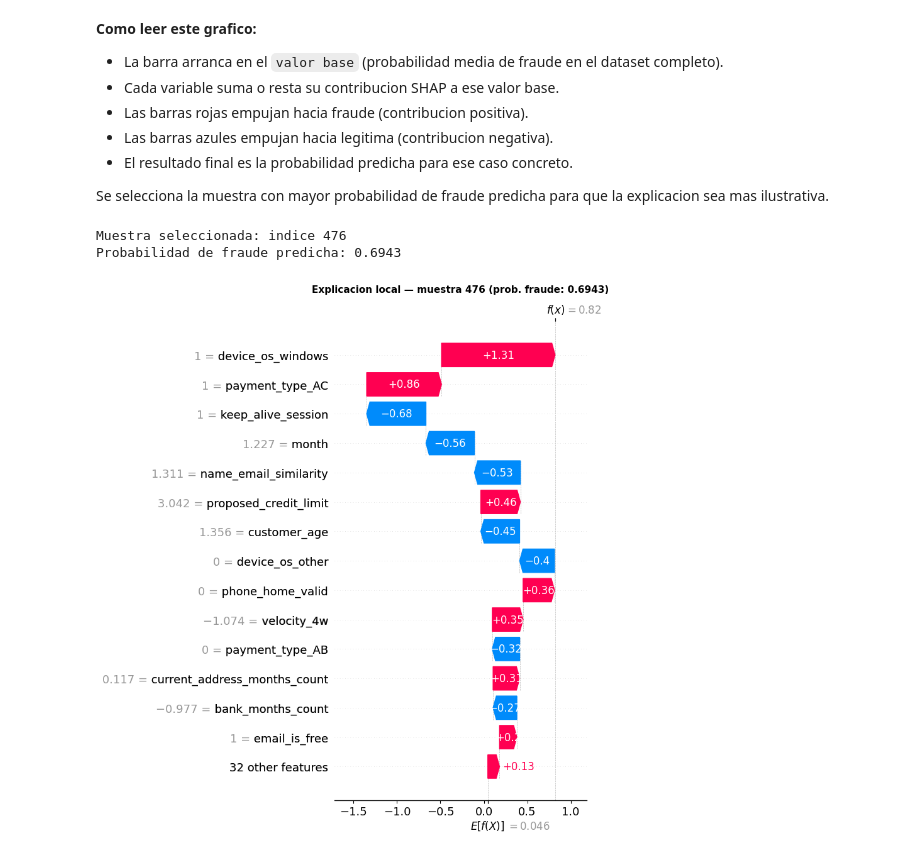
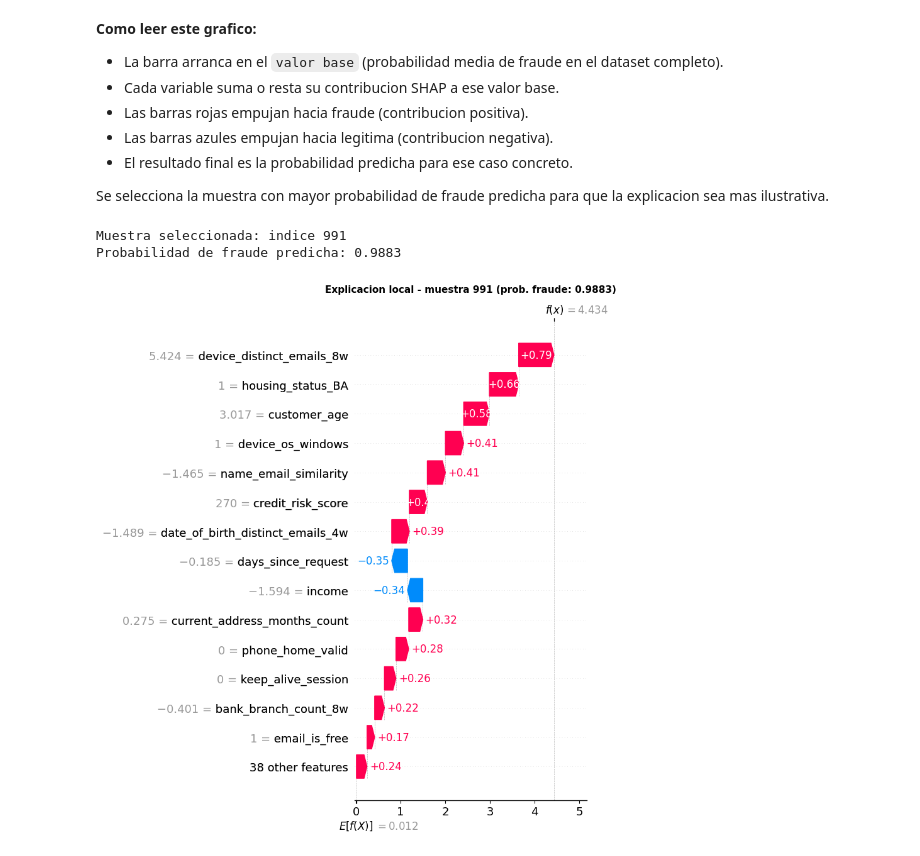
Before and after one commit to davidmir39/GuardianAI, a Jupyter notebook: src/04_explainability_shap.ipynb, the cells around one changed output. Drawn from its saved outputs; the diff is of its cells as text; code cells hidden in the pictures.

```diff
--- a/src/04_explainability_shap.ipynb
+++ b/src/04_explainability_shap.ipynb
@@ -28,16 +27,26 @@ import matplotlib.pyplot as plt
 import shap
 
 from sklearn.model_selection import train_test_split
-from sklearn.preprocessing import StandardScaler
-from imblearn.over_sampling import SMOTE
-from xgboost import XGBClassifier
 
-os.makedirs('../figures', exist_ok=True)
+# Utilidades comunes del proyecto (ver src/config.py y src/evaluation.py)
+import config
+from config import (
+    DATA_PATH, MODELS_DIR, FIGURES_DIR,
+    RANDOM_STATE, TEST_SIZE, VAL_SIZE,
+    DTYPE_BASE_CSV,
+)
+from evaluation import cargar_artefactos
+
+config.set_global_seeds(RANDOM_STATE)
+os.makedirs(FIGURES_DIR, exist_ok=True)
 
 plt.rcParams.update({
     'figure.facecolor': 'white',
     'axes.facecolor': 'white',
     'axes.spines.top': False,
     'axes.spines.right': False,
-    'font.size': 10
+    'font.size': 10,
 })
+
+print(f'MODELS_DIR  = {MODELS_DIR}')
+print(f'FIGURES_DIR = {FIGURES_DIR}')
@@ -164,20 +155,17 @@ El conjunto de test conserva el desbalanceo original (~1.1% de fraudes), por lo
 # %%
 N_MUESTRA = 1000
-np.random.seed(42)
-indices_muestra = np.random.choice(len(X_test_enc), size=N_MUESTRA, replace=False)
+np.random.seed(RANDOM_STATE)
+indices_muestra = np.random.choice(len(X_test_df), size=N_MUESTRA, replace=False)
 indices_muestra = np.sort(indices_muestra)
 
-X_shap = X_test_enc.iloc[indices_muestra].reset_index(drop=True)
-X_shap = X_shap.astype(np.float32)
-
+X_shap = X_test_df.iloc[indices_muestra].reset_index(drop=True).astype(np.float32)
 print(f'Muestra para SHAP: {X_shap.shape[0]} filas x {X_shap.shape[1]} variables')
 
 # TreeExplainer: version rapida especifica para modelos basados en arboles
-explainer = shap.TreeExplainer(xgb_model)
+explainer = shap.TreeExplainer(modelo_final)
 shap_vals = explainer.shap_values(X_shap, check_additivity=False)
 
 print('Valores SHAP calculados correctamente.')
 print(f'Forma de la matriz SHAP: {shap_vals.shape}')
-print('(filas = muestras, columnas = variables, '
-      'valores = contribucion a la prediccion)')
+print('(filas = muestras, columnas = variables, valores = contribucion a la prediccion)')
 # %% [output]
@@ -247,32 +235,31 @@ Esto es especialmente util en banca: si un cliente reclama que se le ha bloquead
 Se selecciona la muestra con mayor probabilidad de fraude predicha para que la explicacion sea mas ilustrativa.
 # %%
 # Predicciones sobre la muestra
-y_prob_muestra = xgb_model.predict_proba(X_shap)[:, 1]
+y_prob_muestra = modelo_final.predict_proba(X_shap)[:, 1]
 
 # Usar la muestra con mayor probabilidad de fraude
 idx_local = int(np.argmax(y_prob_muestra))
-
 print(f'Muestra seleccionada: indice {idx_local}')
 print(f'Probabilidad de fraude predicha: {y_prob_muestra[idx_local]:.4f}')
 # %% [output]
-Muestra seleccionada: indice 476
-Probabilidad de fraude predicha: 0.6943
+Muestra seleccionada: indice 991
+Probabilidad de fraude predicha: 0.9883
 # %%
-# Calcular la explicacion SHAP para esa muestra concreta
+# Calcular la explicacion SHAP estructurada para esa muestra concreta
 explicacion = explainer(X_shap, check_additivity=False)
 
 plt.figure()
 shap.plots.waterfall(explicacion[idx_local], max_display=15, show=False)
 plt.title(
-    f'Explicacion local — muestra {idx_local} '
+    f'Explicacion local - muestra {idx_local} '
     f'(prob. fraude: {y_prob_muestra[idx_local]:.4f})',
-    fontsize=11, fontweight='bold', pad=12
+    fontsize=11, fontweight='bold', pad=12,
 )
 plt.tight_layout()
-plt.savefig('../figures/shap_waterfall.png', dpi=150, bbox_inches='tight')
+plt.savefig(os.path.join(FIGURES_DIR, 'shap_waterfall.png'), dpi=150, bbox_inches='tight')
 plt.show()
 # %% [output]
-[figure, old version]
+[figure, new version]
 # %% [markdown]
 ## 7. Contexto de resultados y analisis critico
 
```
Also changed, not shown: parts of 20 cells of this notebook, 22 other files.
